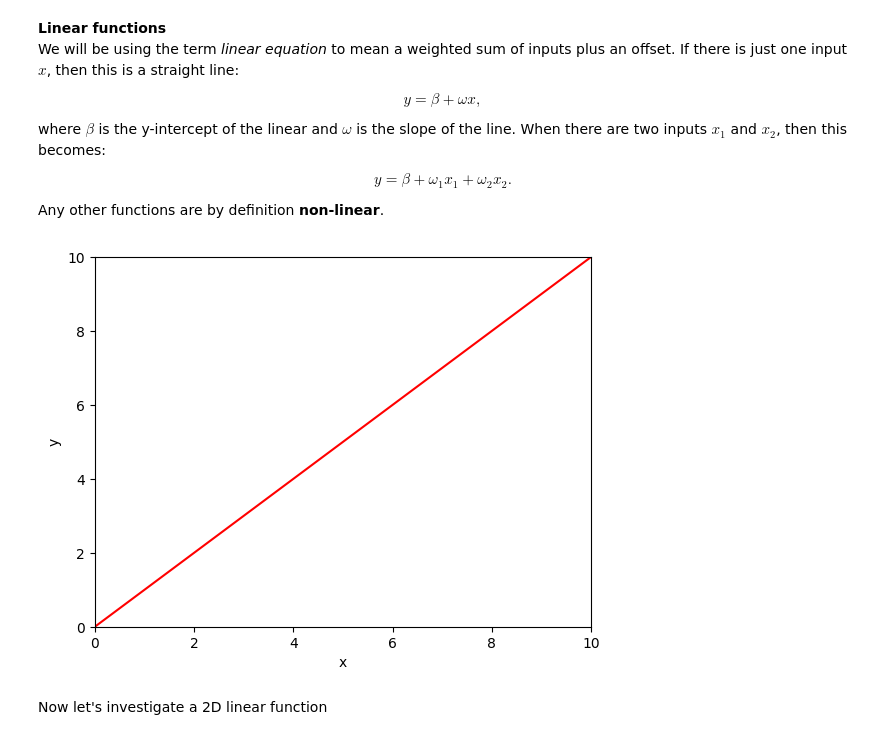
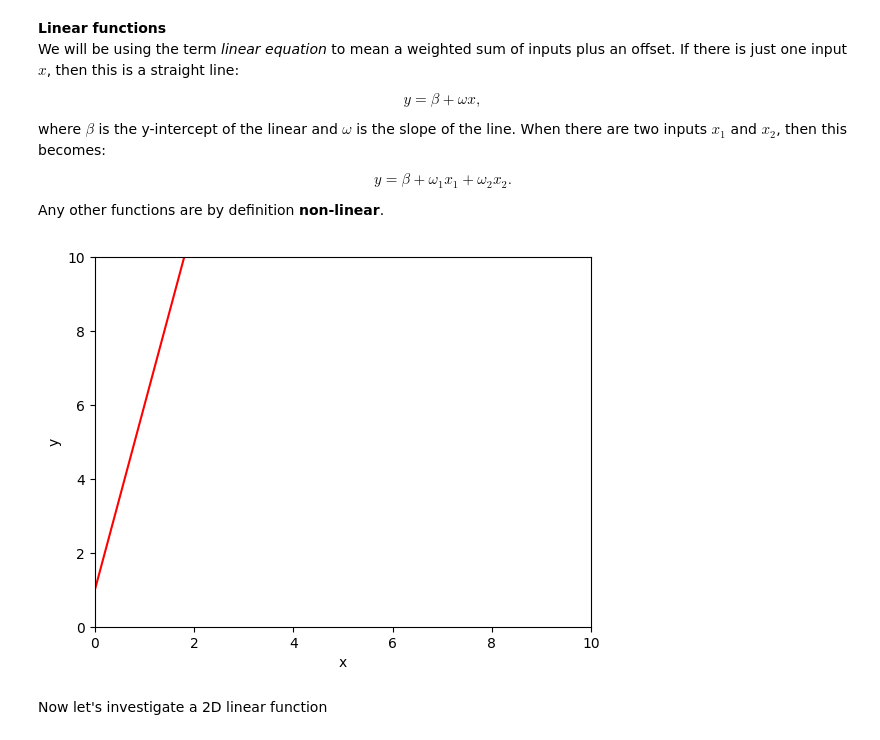
Before and after one commit to nguille0307/n8n-guille, a Jupyter notebook: Notebooks/Chap01/1_1_BackgroundMathematics.ipynb, the cells around one changed output. Drawn from its saved outputs; the diff is of its cells as text; code cells hidden in the pictures.

```diff
--- a/Notebooks/Chap01/1_1_BackgroundMathematics.ipynb
+++ b/Notebooks/Chap01/1_1_BackgroundMathematics.ipynb
@@ -26,32 +26,32 @@ Any other functions are by definition **non-linear**.
 # Define a linear function with just one input, x
 def linear_function_1D(x,beta,omega):
   # TODO -- replace the code line below with formula for 1D linear equation
-  y = beta + x * omega
+  y = x * omega + beta
 
   return y
 # %%
 # Plot the 1D linear function
 
 # Define an array of x values from 0 to 10 with increments of 0.01
 # https://numpy.org/doc/stable/reference/generated/numpy.arange.html
 x = np.arange(0.0,10.0, 0.01)
 # Compute y using the function you filled in above
-beta = 0.0; omega = 1.0
+beta = 1.0; omega = 5.0
 
 y = linear_function_1D(x,beta,omega)
 
 # Plot this function
 fig, ax = plt.subplots()
 ax.plot(x,y,'r-')
 ax.set_ylim([0,10]);ax.set_xlim([0,10])
 ax.set_xlabel('x'); ax.set_ylabel('y')
 plt.show()
 
 # TODO -- experiment with changing the values of beta and omega
 # to understand what they do.  Try to make a line
 # that crosses the y-axis at y=10 and the x-axis at x=5
 # %% [output]
-[figure, old version]
+[figure, new version]
 # %% [markdown]
 Now let's investigate a 2D linear function
 # %%
```
Also changed, not shown: parts of 8 cells of this notebook.
